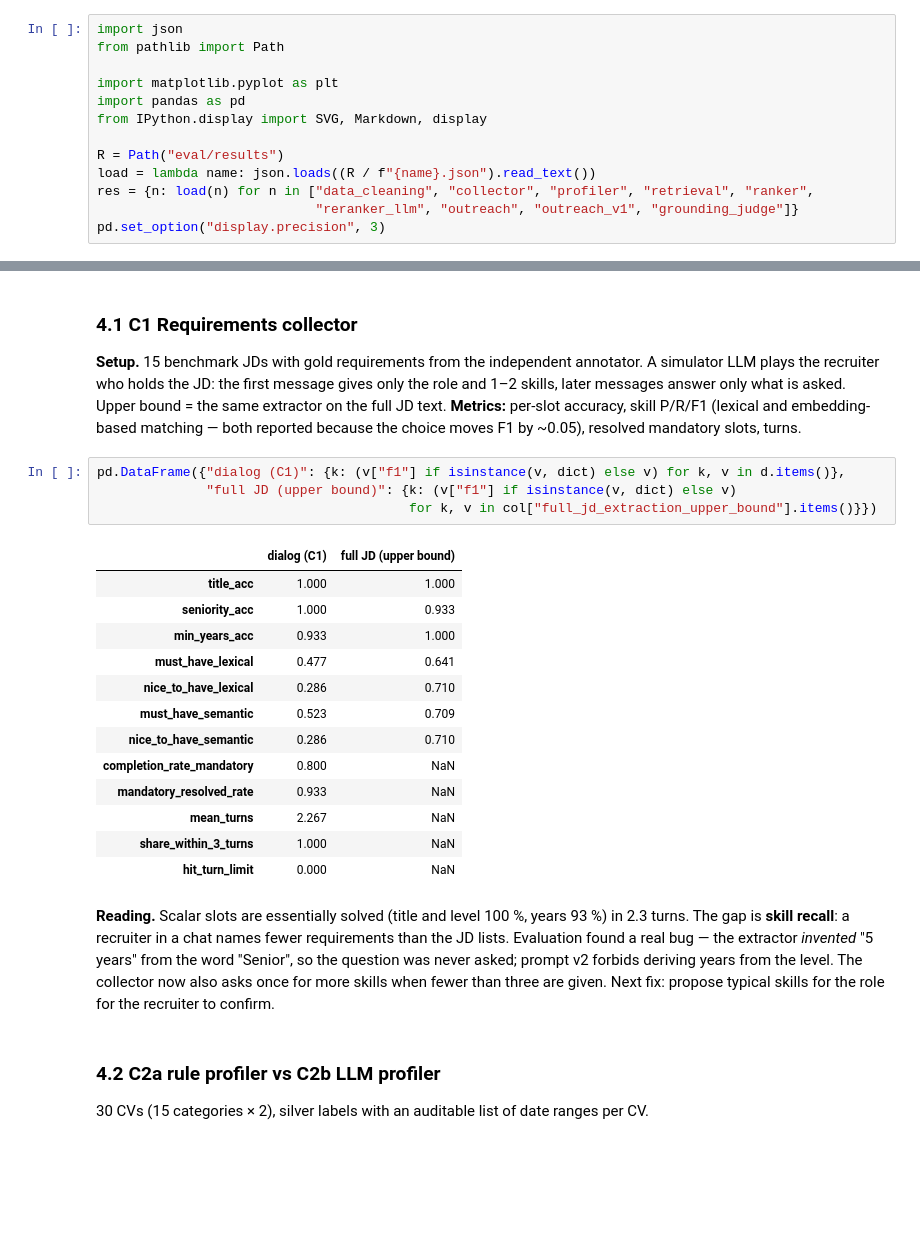
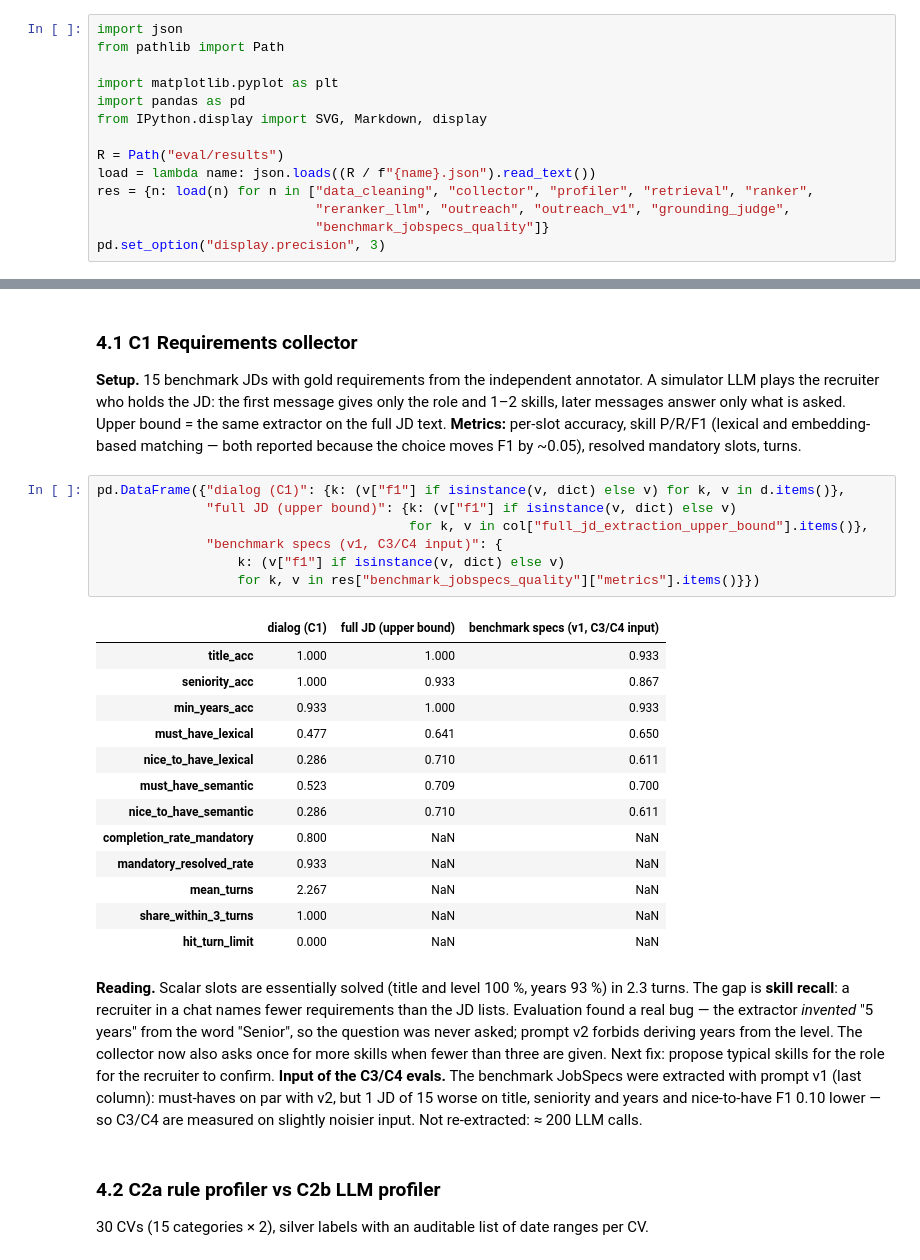
Before and after one commit to mariia-tt/recruiter-assistant, a Jupyter notebook: report.ipynb, the cells around one changed output, grey strips where cells are left out. Cells and saved outputs as stored; diff of their text form; blank space fills up the shorter version.

```diff
--- a/report.ipynb
+++ b/report.ipynb
@@ -29,7 +29,8 @@ from IPython.display import SVG, Markdown, display
 R = Path("eval/results")
 load = lambda name: json.loads((R / f"{name}.json").read_text())
 res = {n: load(n) for n in ["data_cleaning", "collector", "profiler", "retrieval", "ranker",
-                            "reranker_llm", "outreach", "outreach_v1", "grounding_judge"]}
+                            "reranker_llm", "outreach", "outreach_v1", "grounding_judge",
+                            "benchmark_jobspecs_quality"]}
 pd.set_option("display.precision", 3)
 # %% [markdown]
 ## 1. Task, scope and business logic
@@ -201,21 +202,24 @@ because the choice moves F1 by ~0.05), resolved mandatory slots, turns.
 # %%
 pd.DataFrame({"dialog (C1)": {k: (v["f1"] if isinstance(v, dict) else v) for k, v in d.items()},
               "full JD (upper bound)": {k: (v["f1"] if isinstance(v, dict) else v)
-                                        for k, v in col["full_jd_extraction_upper_bound"].items()}})
+                                        for k, v in col["full_jd_extraction_upper_bound"].items()},
+              "benchmark specs (v1, C3/C4 input)": {
+                  k: (v["f1"] if isinstance(v, dict) else v)
+                  for k, v in res["benchmark_jobspecs_quality"]["metrics"].items()}})
 # %% [output]
-|  | dialog (C1) | full JD (upper bound) |
-| title_acc | 1.000 | 1.000 |
-| seniority_acc | 1.000 | 0.933 |
-| min_years_acc | 0.933 | 1.000 |
-| must_have_lexical | 0.477 | 0.641 |
-| nice_to_have_lexical | 0.286 | 0.710 |
-| must_have_semantic | 0.523 | 0.709 |
-| nice_to_have_semantic | 0.286 | 0.710 |
-| completion_rate_mandatory | 0.800 | NaN |
-| mandatory_resolved_rate | 0.933 | NaN |
-| mean_turns | 2.267 | NaN |
-| share_within_3_turns | 1.000 | NaN |
-| hit_turn_limit | 0.000 | NaN |
+|  | dialog (C1) | full JD (upper bound) | benchmark specs (v1, C3/C4 input) |
+| title_acc | 1.000 | 1.000 | 0.933 |
+| seniority_acc | 1.000 | 0.933 | 0.867 |
+| min_years_acc | 0.933 | 1.000 | 0.933 |
+| must_have_lexical | 0.477 | 0.641 | 0.650 |
+| nice_to_have_lexical | 0.286 | 0.710 | 0.611 |
+| must_have_semantic | 0.523 | 0.709 | 0.700 |
+| nice_to_have_semantic | 0.286 | 0.710 | 0.611 |
+| completion_rate_mandatory | 0.800 | NaN | NaN |
+| mandatory_resolved_rate | 0.933 | NaN | NaN |
+| mean_turns | 2.267 | NaN | NaN |
+| share_within_3_turns | 1.000 | NaN | NaN |
+| hit_turn_limit | 0.000 | NaN | NaN |
 # %% [markdown]
 **Reading.** Scalar slots are essentially solved (title and level 100 %, years 93 %) in 2.3 turns.
 The gap is **skill recall**: a recruiter in a chat names fewer requirements than the JD lists.
@@ -223,6 +227,9 @@ Evaluation found a real bug — the extractor *invented* "5 years" from the word
 question was never asked; prompt v2 forbids deriving years from the level. The collector now
 also asks once for more skills when fewer than three are given. Next fix: propose typical skills
 for the role for the recruiter to confirm.
+**Input of the C3/C4 evals.** The benchmark JobSpecs were extracted with prompt v1 (last column):
+must-haves on par with v2, but 1 JD of 15 worse on title, seniority and years and nice-to-have F1
+0.10 lower — so C3/C4 are measured on slightly noisier input. Not re-extracted: ≈ 200 LLM calls.
 # %% [markdown]
 ### 4.2 C2a rule profiler vs C2b LLM profiler
 30 CVs (15 categories × 2), silver labels with an auditable list of date ranges per CV.
```
Also changed, not shown: 7 other files.
